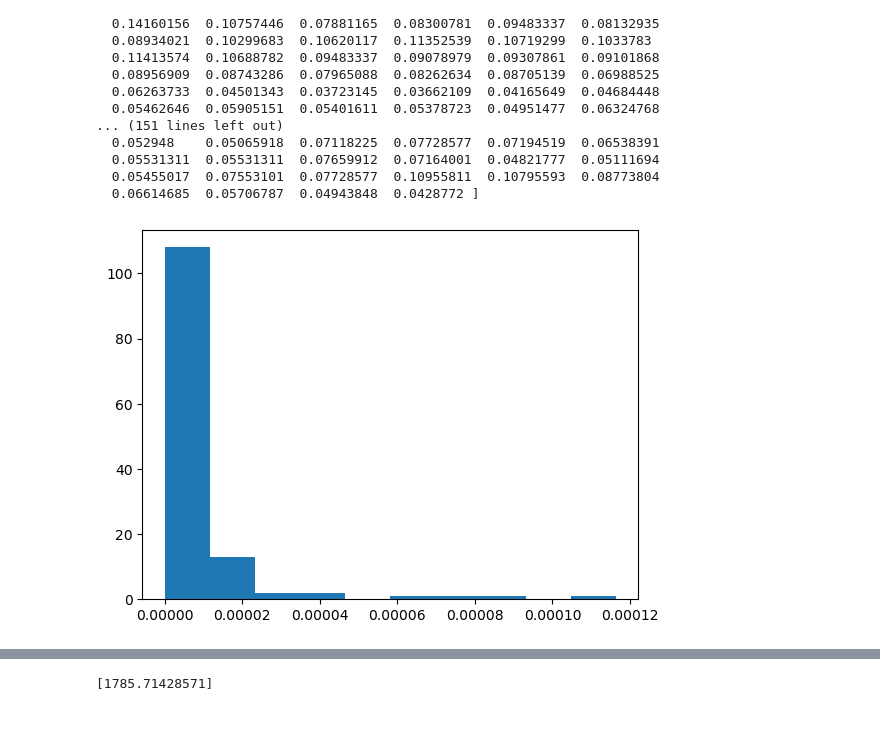
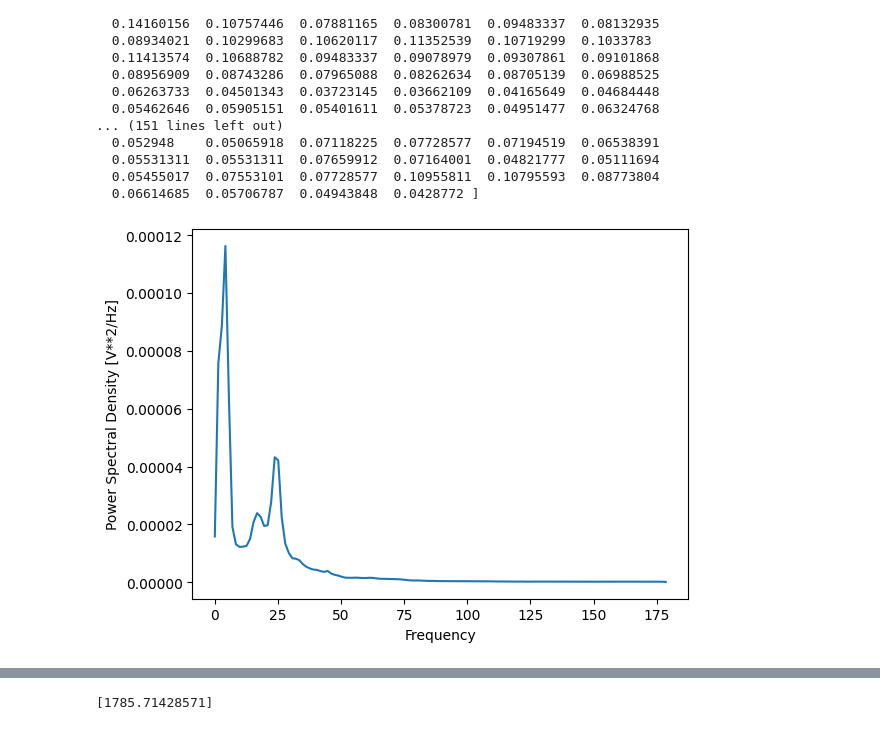
Before and after one commit to nicolas-bsrt/parkinson_project, a Jupyter notebook: project.ipynb, the cells around one changed output, grey strips where cells are left out. Drawn from its saved outputs; the diff is of its cells as text; code cells hidden in the pictures.

```diff
--- a/project.ipynb
+++ b/project.ipynb
@@ -106,9 +106,17 @@ print(EEG_first_1000)
   0.06614685  0.05706787  0.04943848  0.0428772 ]
 # %%
 # Compute the spectral power density histogram (spectrum) of the EEG trace using scipy.signal.welch
-EEG_spectral_power_density = scipy.signal.welch(EEG['values'][0], fs=1/EEG_time_sampling_interval)[1]
-plt.hist(EEG_spectral_power_density)
+# Ressource : https://raphaelvallat.com/bandpower.html
+EEG_frequencies, EEG_spectral_power_density = scipy.signal.welch(EEG['values'][0], fs=1/EEG_time_sampling_interval)
+
+plt.plot(EEG_frequencies, EEG_spectral_power_density)
+plt.ylabel('Power Spectral Density [V**2/Hz]')
+plt.xlabel('Frequency')
 plt.show()
-# TODO: je suis en roue libre là, je ne sais pas ce que je fait. Ne pas faire confiance en ce code, c'est peut-être (probablement) n'importe quoi
+
+# plt.bar(EEG_frequencies, EEG_spectral_power_density)
+# plt.ylabel('Power Spectral Density')
+# plt.xlabel('Frequency')
+# plt.show()
 # %% [output]
-[figure, old version]
+[figure, new version]
```
Also changed, not shown: parts of 18 cells of this notebook.
